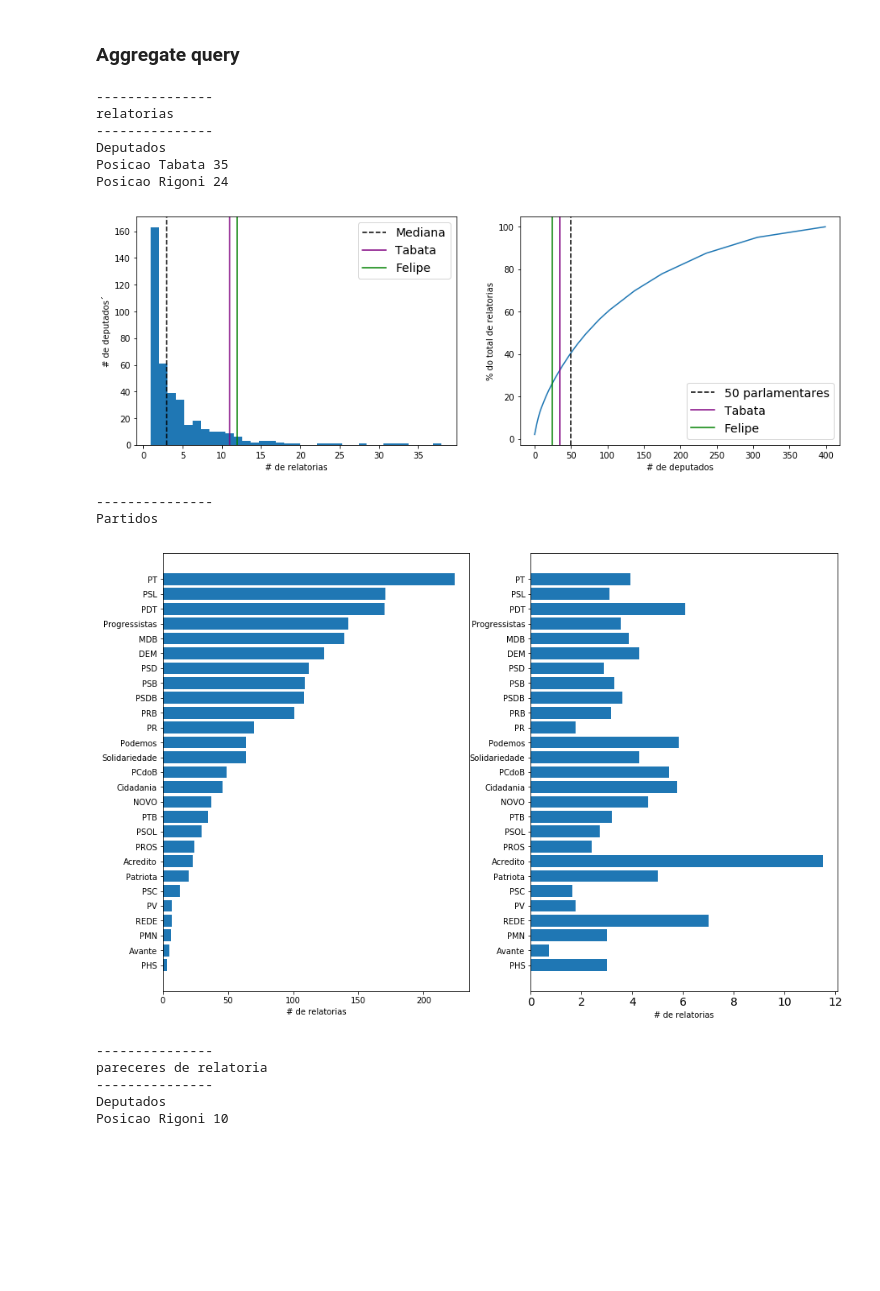
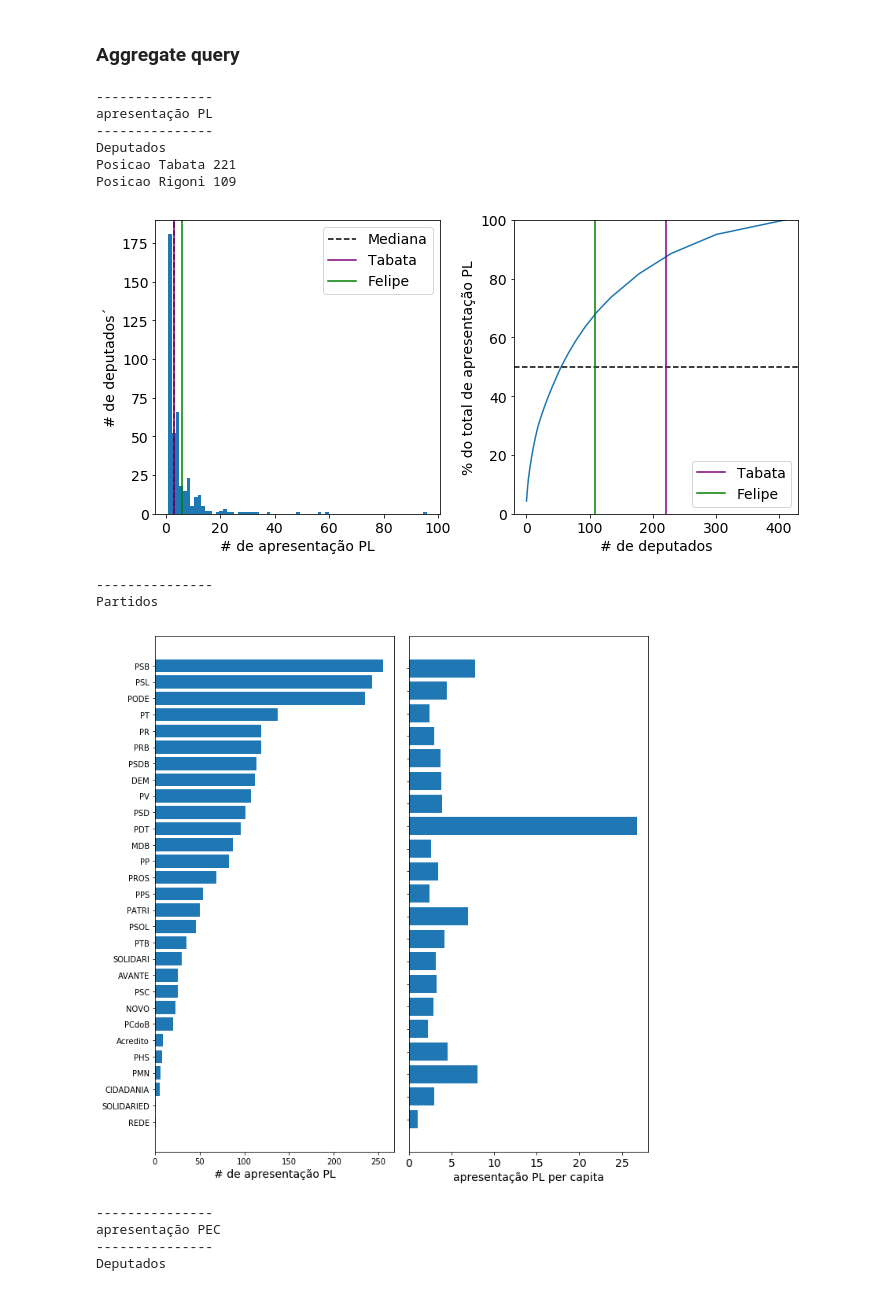
Before and after one commit to gabinete-compartilhado-acredito/100-dias-congresso, a Jupyter notebook: notebooks/atividade_parlamentar.ipynb, the cells around one changed output. Drawn from its saved outputs; the diff is of its cells as text; code cells hidden in the pictures; blank space fills up the shorter version.

```diff
--- a/notebooks/atividade_parlamentar.ipynb
+++ b/notebooks/atividade_parlamentar.ipynb
@@ -154,32 +156,48 @@ WHERE ultima_legislatura = 56
 # %% [markdown]
 ### Aggregate query
 # %%
-atividades = {
+atividades_tramitacao = {
     'relatorias': "descricao_tramitacao = 'Designação de Relator' AND sigla_tipo IN ('PL', 'PEC', 'MPV', 'PLC')",
     'pareceres de relatoria': "(descricao_tramitacao = 'Parecer do Relator') AND sigla_tipo IN ('PL', 'PEC', 'MPV', 'PLC')",
     'requerimentos de informação': "descricao_tramitacao = 'Apresentação de Proposição' AND sigla_tipo = 'RIC'",
     'obstruções em plenário': "descricao_tramitacao = 'Obstrução Discussão (Plenário)'",
     'discussões de matéria': "(descricao_tramitacao = 'Discussão da Materia pelos Deputados' OR lower(despacho) like '%discutiu a matéria%')",
     'aprovações de requerimento': "descricao_tramitacao = 'Aprovação de Requerimento'",
-    'apresentações de requerimento': "descricao_tramitacao = 'Apresentação de Proposição' AND sigla_tipo = 'REQ'",
-    #'apresentações de PDL': "descricao_tramitacao = 'Apresentação de Proposição' AND sigla_tipo = 'PDL'"
+    'requerimento de audiência pública': "descricao_tramitacao = 'Apresentação de Proposição' AND sigla_tipo = 'REQ' AND lower(despacho) LIKE '%audiência pública%'",
+    # 'requerimento de urgência': "descricao_tramitacao = 'Apresentação de Proposição' AND sigla_tipo = 'REQ' AND lower(despacho) LIKE '%audiência pública%'",
+    # 'apresentações de PDL': "descricao_tramitacao = 'Apresentação de Proposição' AND sigla_tipo = 'PDL'"
 }
+
+atividades_autores = {
+    'apresentação PL' : 'PL',
+    'apresentação PEC' : 'PEC',
+    'apresentação PDL' : 'PDL',
+    'apresentação REQ' : 'REQ',
+}
 # %%
-for acao in atividades.keys():
-    build_plots(atividades, acao, partido_bancada)
+for acao in atividades_autores.keys():
+    build_plots(atividades_autores,
+                acao,
+                partido_bancada,
+                tipo_atividade='autores')
+
+for acao in atividades_tramitacao.keys():
+    build_plots(atividades_tramitacao,
+                acao,
+                partido_bancada,
+                tipo_atividade='tramitacao')
 # %% [output]
 ---------------
-relatorias
+apresentação PL
 ---------------
 Deputados
-Posicao Tabata 35
-Posicao Rigoni 24
+Posicao Tabata 221
+Posicao Rigoni 109
-[figure, old version]
+[figure, new version]
 ---------------
 Partidos
-[figure, old version]
+[figure, new version]
 ---------------
-pareceres de relatoria
+apresentação PEC
 ---------------
 Deputados
-Posicao Rigoni 10
```
Also changed, not shown: parts of 28 cells of this notebook, 12 other files.
